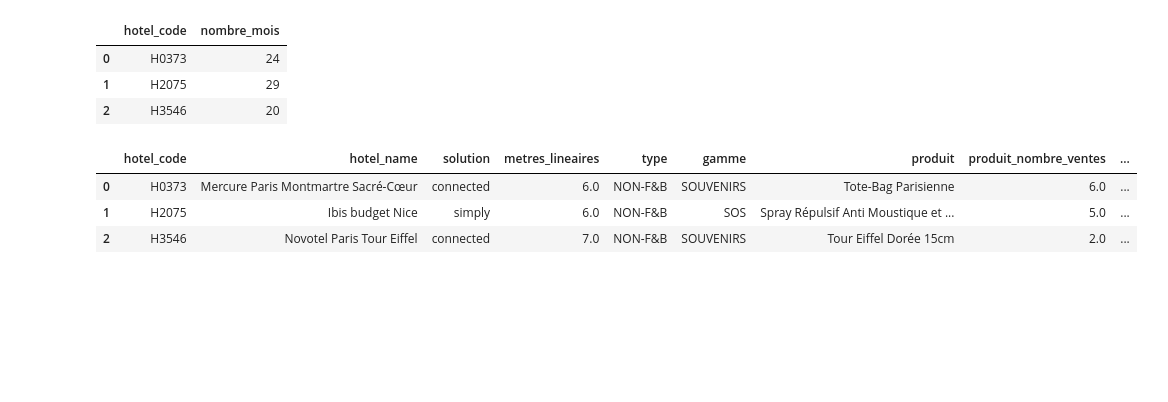
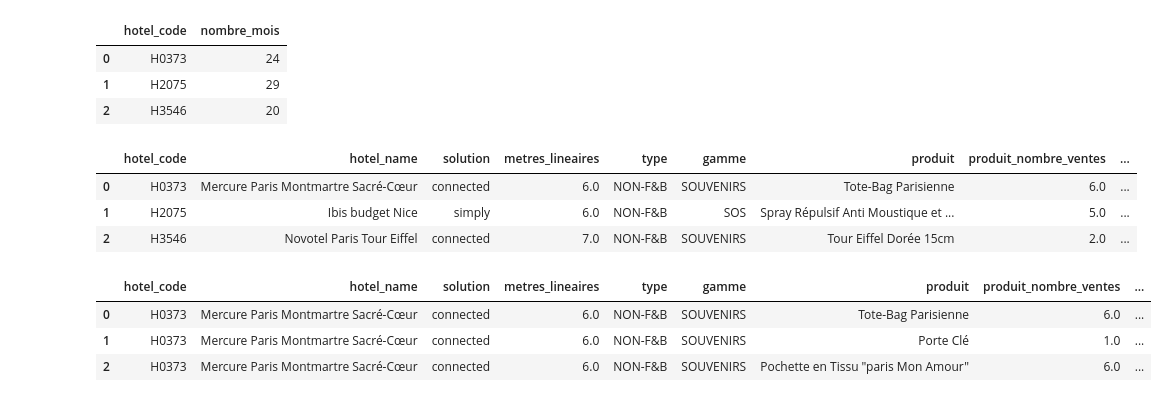
Before and after one commit to klaghmari-github/hotels, a Jupyter notebook: accor/main.ipynb, the cells around one changed output. Saved outputs shown, nothing was run; the diff lists cells and outputs as text; code cells hidden in the pictures; blank space fills up the shorter version.

```diff
--- a/accor/main.ipynb
+++ b/accor/main.ipynb
@@ -568,6 +568,25 @@ self.v_sales_model_base.head(3)
 | 2 | H3546 | Novotel Paris Tour Eiffel | connected | 7.0 | NON-F&B | SOUVENIRS | Tour Eiffel Dorée 15cm | 2.0 | ... |
 # %%
 self.v_sales_model_base.to_excel("sales_model_base.xlsx", index = False)
+# %%
+self.con.sql("""
+SELECT
+    *,
+    nombre_produits,
+    nombre_paniers_par_mois,
+
+FROM
+    v_sales_model_base
+ORDER BY
+    hotel_code
+LIMIT
+    3
+""").to_df()
+# %% [output]
+|  | hotel_code | hotel_name | solution | metres_lineaires | type | gamme | produit | produit_nombre_ventes | ... |
+| 0 | H0373 | Mercure Paris Montmartre Sacré-Cœur | connected | 6.0 | NON-F&B | SOUVENIRS | Tote-Bag Parisienne | 6.0 | ... |
+| 1 | H0373 | Mercure Paris Montmartre Sacré-Cœur | connected | 6.0 | NON-F&B | SOUVENIRS | Porte Clé | 1.0 | ... |
+| 2 | H0373 | Mercure Paris Montmartre Sacré-Cœur | connected | 6.0 | NON-F&B | SOUVENIRS | Pochette en Tissu "paris Mon Amour" | 6.0 | ... |
 # %%
 class SalesSim(SalesPrep):
     # toutes les operations sont groupe by hotel on mélange pas les données des hotels
```
